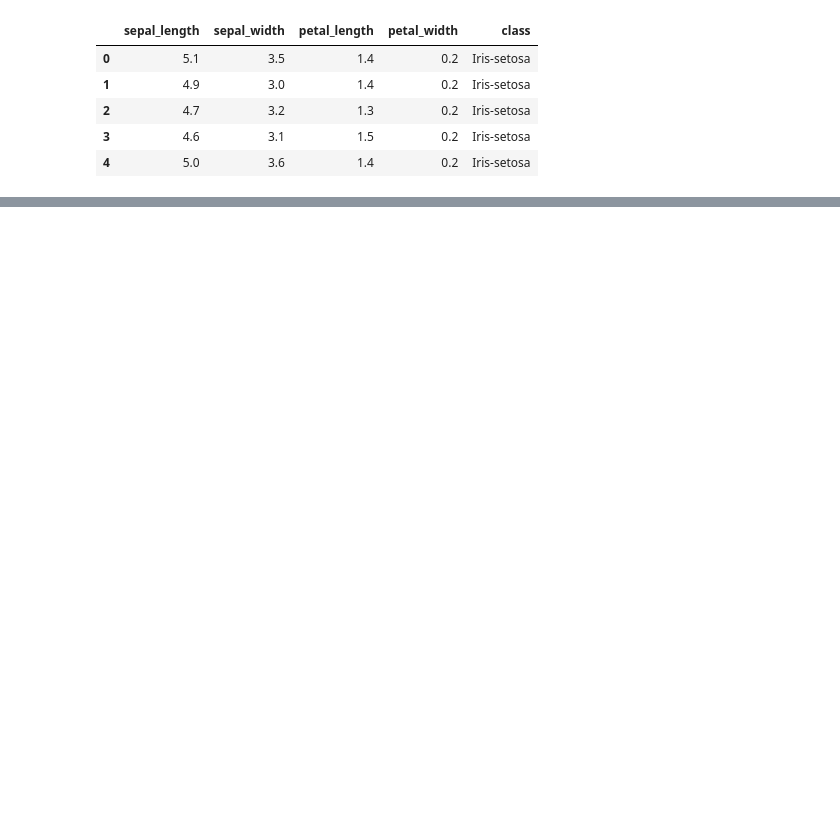
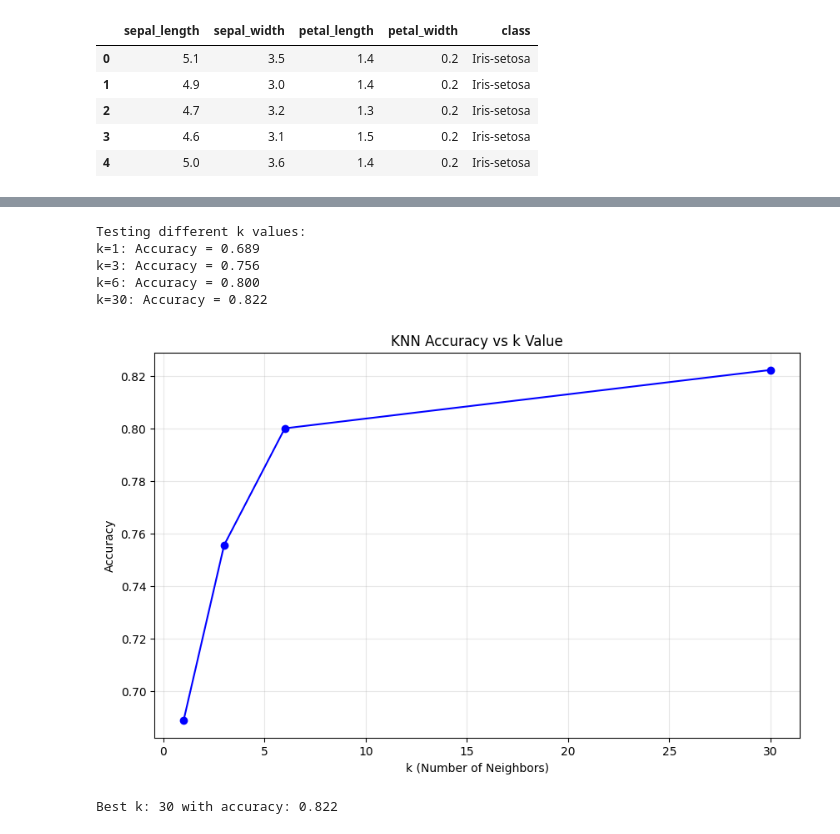
Before and after one commit to mchojna/ml-articles, a Jupyter notebook: knn/knn.ipynb, the cells around one changed output, grey strips where cells are left out. Saved outputs shown, nothing was run; the diff lists cells and outputs as text; code cells hidden in the pictures; blank space fills up the shorter version.

```diff
--- a/knn/knn.ipynb
+++ b/knn/knn.ipynb
@@ -178,0 +208,43 @@ Po lyku kawy mozemy sie zabierac do stworzenia pierwszej wersji naszego klasyfik
+# %%
+# Testing Different K Values
+def test_different_k_values(X_train, X_test, y_train, y_test, k_range=[1, 3, 6, 30]):
+    accuracies = []
+
+    for k in k_range:
+        knn = KNN2D(k=k)
+        knn.fit(X_train, y_train)
+        predictions = knn.predict(X_test)
+        accuracy = accuracy_score(y_test, predictions)
+        accuracies.append(accuracy)
+        print(f"k={k}: Accuracy = {accuracy:.3f}")
+
+    # Plot accuracy vs k
+    plt.figure(figsize=(10, 6))
+    plt.plot(k_range, accuracies, 'bo-')
+    plt.xlabel('k (Number of Neighbors)')
+    plt.ylabel('Accuracy')
+    plt.title('KNN Accuracy vs k Value')
+    plt.grid(True, alpha=0.3)
+    plt.show()
+
+    best_k = k_range[np.argmax(accuracies)]
+    print(f"\nBest k: {best_k} with accuracy: {max(accuracies):.3f}")
+    return accuracies
+
+# Test different k values
+print("\nTesting different k values:")
+accuracies = test_different_k_values(X_train_2d, X_test_2d, y_train_2d, y_test_2d)
+
+# Testing different k values:
+# k=1: Accuracy = 0.689
+# k=3: Accuracy = 0.756
+# k=6: Accuracy = 0.800
+# k=30: Accuracy = 0.822
+# %% [output]
+Testing different k values:
+k=1: Accuracy = 0.689
+k=3: Accuracy = 0.756
+k=6: Accuracy = 0.800
+k=30: Accuracy = 0.822
+[figure, added]
+Best k: 30 with accuracy: 0.822
```
Also changed, not shown: parts of 53 cells of this notebook, 2 other files.
